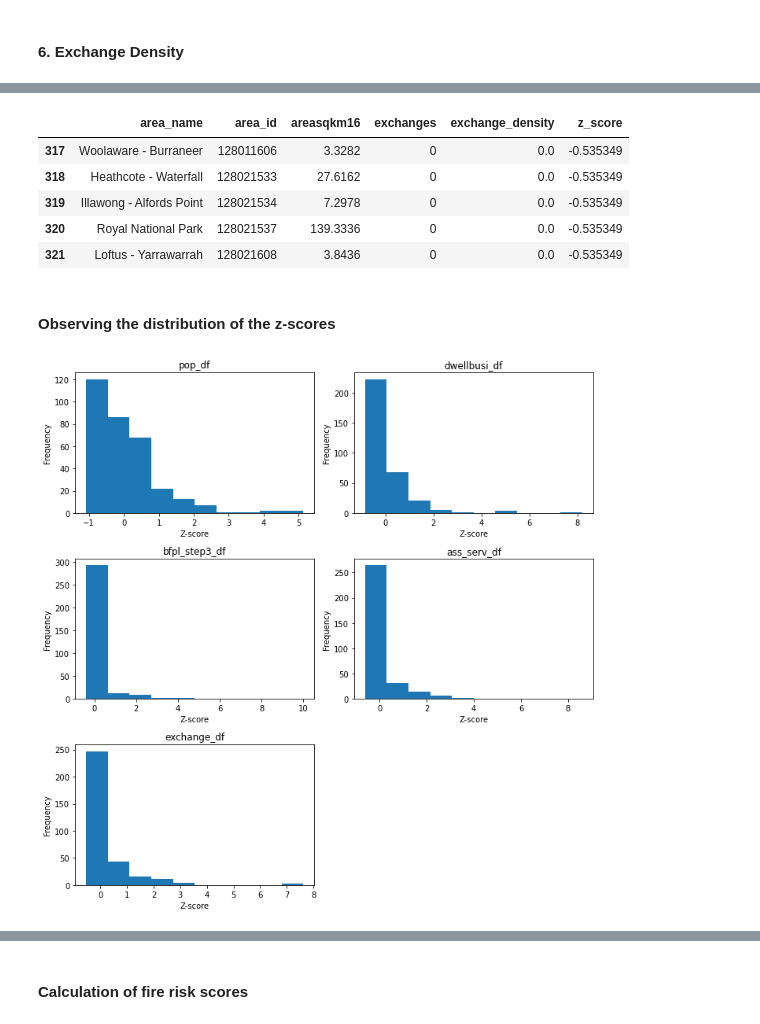
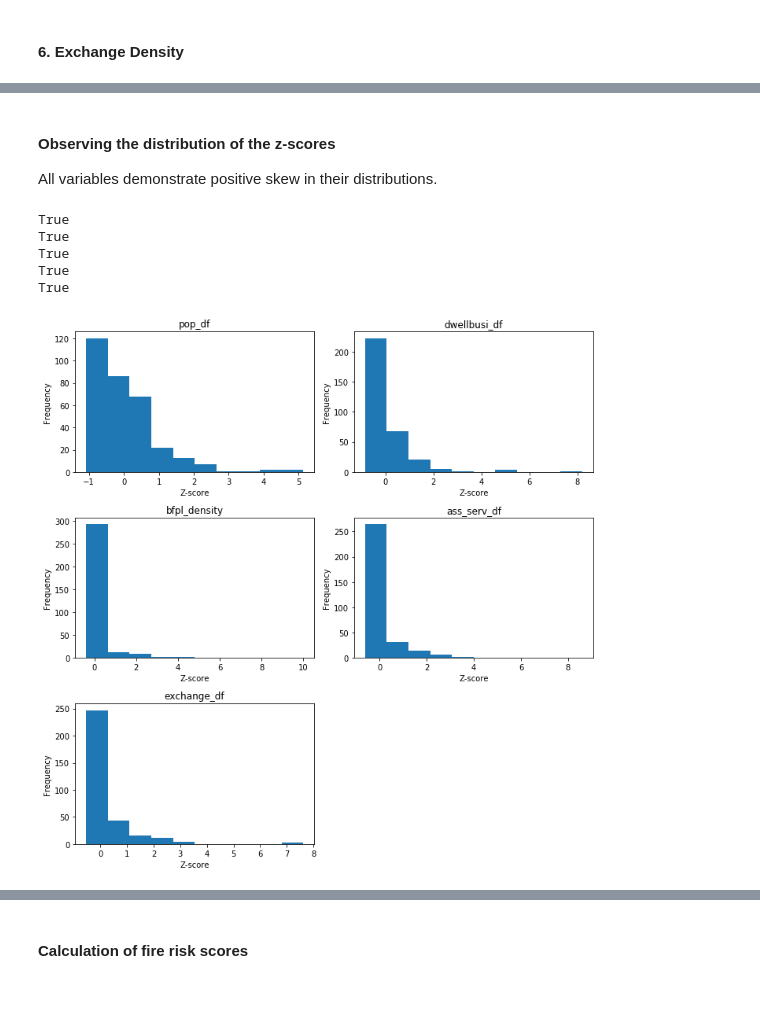
Before and after one commit to ew92/data2001_project, a Jupyter notebook: main.ipynb, the cells around one changed output, grey strips where cells are left out. Cells and saved outputs as stored; diff of their text form; code cells hidden in the pictures; blank space fills up the shorter version.

```diff
--- a/main.ipynb
+++ b/main.ipynb
@@ -1160,7 +1086,6 @@ bfpl_step3_df['bfpl_density'] = bfpl_step3_df['weighted_bfp_area']/bfpl_step3_df
 
 bfpl_step3_df['weighted_bfp_area'] = bfpl_step3_df['weighted_bfp_area'].fillna(0)
 bfpl_step3_df['bfpl_density'] = bfpl_step3_df['bfpl_density'].fillna(0)
+bfpl_step3_df = add_z_score_column(bfpl_step3_df)
 
-bfpl_density = add_z_score_column(bfpl_step3_df)
-
-bfpl_density.sort_values(by='z_score',ascending=False)
+bfpl_density = bfpl_step3_df.copy()
@@ -1277,37 +1177,36 @@ exchange_df = add_z_score_column(exchange_df)
 319                     Illawong - Alfords Point  128021534             NaN      7.2978                    NaN          0          0.000000
 320                          Royal National Park  128021537             NaN    139.3336                    NaN          0          0.000000
 321                         Loftus - Yarrawarrah  128021608             NaN      3.8436                    NaN          0          0.000000
-# %%
-exchange_df.tail()
-# %% [output]
-|  | area_name | area_id | areasqkm16 | exchanges | exchange_density | z_score |
-| 317 | Woolaware - Burraneer | 128011606 | 3.3282 | 0 | 0.0 | -0.535349 |
-| 318 | Heathcote - Waterfall | 128021533 | 27.6162 | 0 | 0.0 | -0.535349 |
-| 319 | Illawong - Alfords Point | 128021534 | 7.2978 | 0 | 0.0 | -0.535349 |
-| 320 | Royal National Park | 128021537 | 139.3336 | 0 | 0.0 | -0.535349 |
-| 321 | Loftus - Yarrawarrah | 128021608 | 3.8436 | 0 | 0.0 | -0.535349 |
 # %% [markdown]
 #### Observing the distribution of the z-scores
+All variables demonstrate positive skew in their distributions.
 # %%
-#Code for the function to retrieve name of dataframe from https://stackoverflow.com/questions/31727333/get-the-name-of-a-pandas-dataframe
+# Code for the function to retrieve name of dataframe from https://stackoverflow.com/questions/31727333/get-the-name-of-a-pandas-dataframe
 def df_name(df):
     name =[x for x in globals() if globals()[x] is df][0]
     return name
 
 fig, axes = plt.subplots(3,2,figsize=(10,10))
 computed_measures = [pop_df, dwellbusi_df, bfpl_density, ass_serv_df, exchange_df]
 
 for m_type, ax in zip(computed_measures, axes.flatten()):
     ax.hist(m_type['z_score'])
     ax.set_xlabel('Z-score')
     ax.set_ylabel('Frequency')
     ax.title.set_text(df_name(m_type))
 
 fig.delaxes(axes[2][1])
+fig.tight_layout()
 
-fig.tight_layout()
+for df in computed_measures:
+    print(df['z_score'].describe()['mean'] > df['z_score'].describe()['50%'])
 # %% [output]
+True
+True
+True
+True
+True
-[figure, old version]
+[figure, new version]
 # %% [markdown]
 ### Fire Risk Score
 
```
Also changed, not shown: parts of 68 cells of this notebook.
